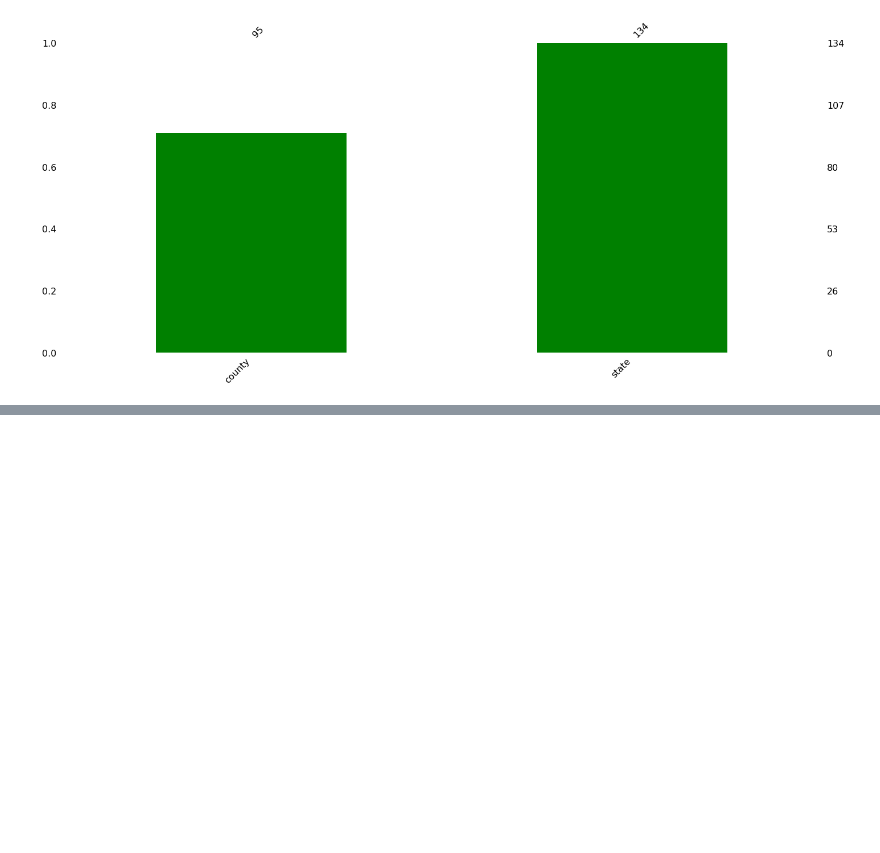
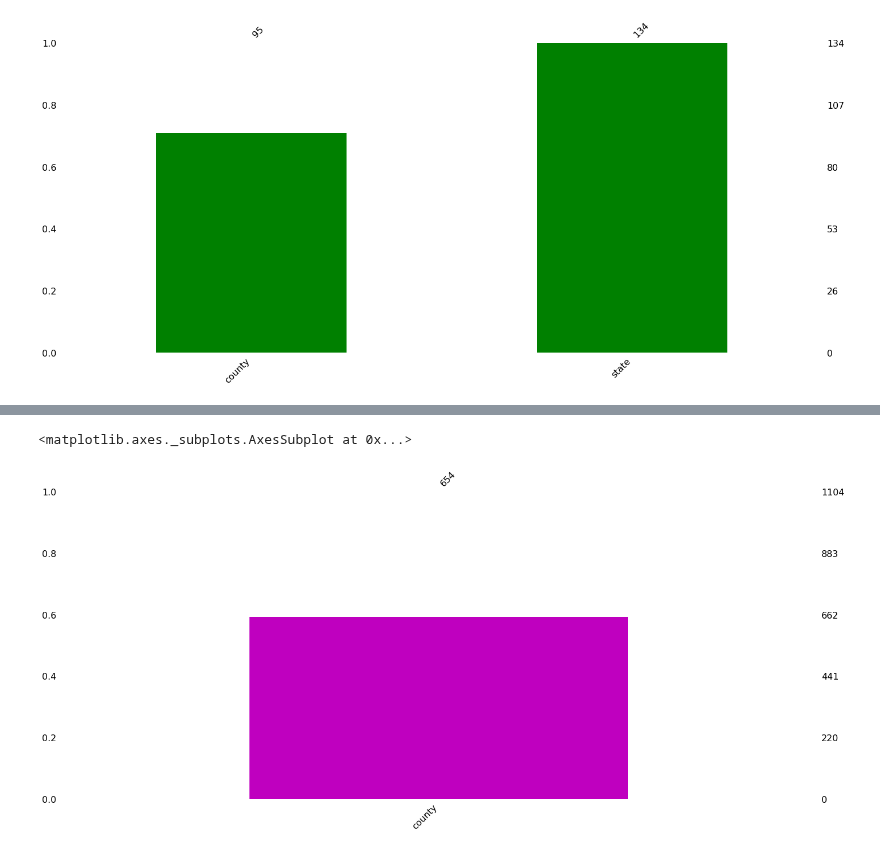
Before and after one commit to OmdenaAI/warsaw-poland-chapter-air-pollution, a Jupyter notebook: src/tasks/task-2-data-preprocessing/rukshar_reverse_geocoding.ipynb, the cells around one changed output, grey strips where cells are left out. Cells and saved outputs as stored; diff of their text form; code cells hidden in the pictures; blank space fills up the shorter version.

```diff
--- a/src/tasks/task-2-data-preprocessing/rukshar_reverse_geocoding.ipynb
+++ b/src/tasks/task-2-data-preprocessing/rukshar_reverse_geocoding.ipynb
@@ -80,0 +85,39 @@ missingno.bar(address, color='g') #check for missing values and produce bar char
+# %%
+geolocator = Nominatim(user_agent="Rukshar_Poland_Locator")
+#load excel file of air quality station metadata
+air_quality_station_df = pd.read_excel('Metadata - station and measurement sites.xlsx', sheet_name="Measuring stations",engine='openpyxl')
+
+lats=air_quality_station_df['WGS84 φ N'].to_list()
+lons=air_quality_station_df['WGS84 λ E'].to_list()
+# Creating a zip with latitudes and longitudes
+coords=list(zip(lats,lons))
+
+full_address=[]
+for i in tqdm(range(len(coords))):
+    try: #to handle any undesirable exceptions and erros
+        location = geolocator.reverse(coords[i])
+        #print(location.raw['address'])
+        loc = []
+        powiat = np.NaN
+        #voivod = np.NaN
+        try: #handle cases if powiat is absent
+            powiat = location.raw['address']['county']
+        except:
+            powiat = np.NaN
+
+        # try: #handle cases if voivod is absent
+        #     voivod = location.raw['address']['state']
+        # except:
+        #     voivod = np.NaN
+        loc = [
+            powiat
+            ] # county/powiat, state/voivod,
+        full_address.append(loc)
+        #break
+    except:
+        loc = [
+            np.NaN
+            ] # county/powiat, state/voivod,
+        full_address.append(loc)
+
+address=pd.DataFrame(data=full_address, columns=[  'county' ])
@@ -80,0 +136,5 @@ missingno.bar(address, color='g') #check for missing values and produce bar char
+# %%
+missingno.bar(address, color='m') #check for missing values and produce bar chart counting available data
+# %% [output]
+<matplotlib.axes._subplots.AxesSubplot at 0x...>
+[figure, added]
```
Also changed, not shown: parts of 4 cells of this notebook.
